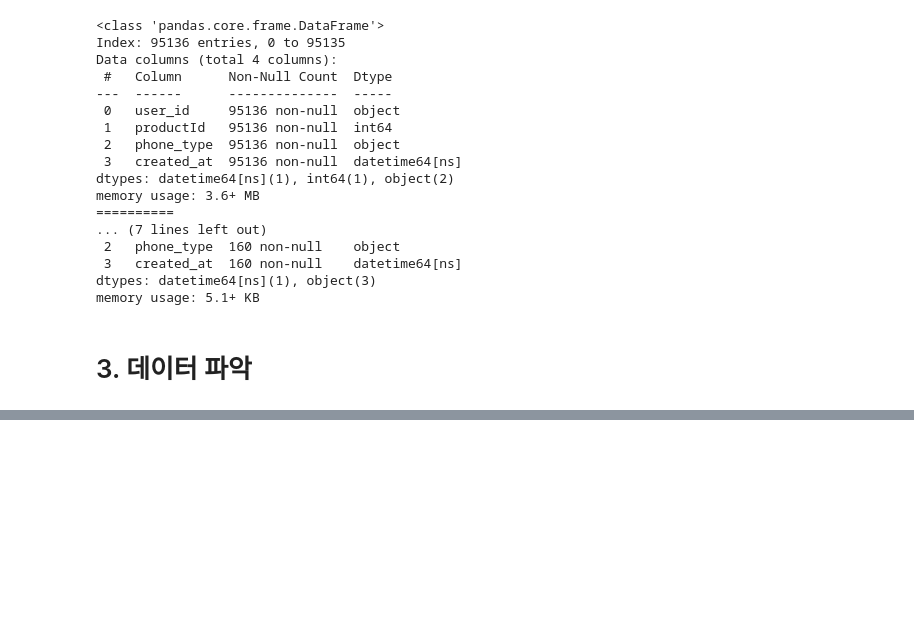
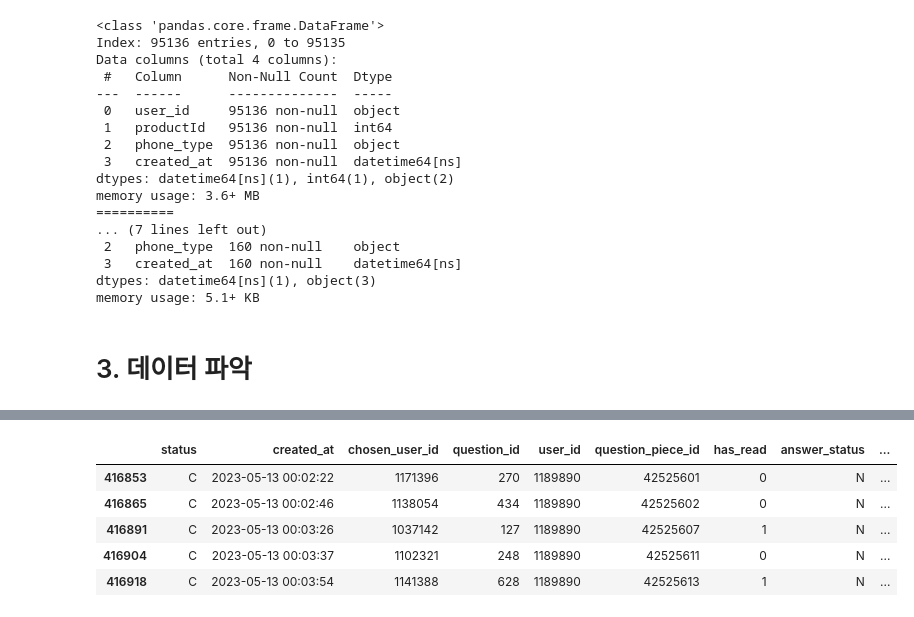
Before and after one commit to EtheriumArchive/Codeit_project, a Jupyter notebook: analysis_damyeon_v1.ipynb, the cells around one changed output, grey strips where cells are left out. Drawn from its saved outputs; the diff is of its cells as text; code cells hidden in the pictures; blank space fills up the shorter version.

```diff
--- a/analysis_damyeon_v1.ipynb
+++ b/analysis_damyeon_v1.ipynb
@@ -278,0 +401,4 @@ processed_user['user_id'].nunique()
+# %%
+# 유입(user table)의 유저 고유값 필터링
+acquisition_user_list = processed_user['user_id'].unique()
+processed_questionset = processed_questionset[processed_questionset['user_id'].isin(acquisition_user_list)]
@@ -278,0 +459,25 @@ processed_user['user_id'].nunique()
+# %%
+# 전처리
+processed_userquestion = raw_userquestion_record.copy()
+processed_userquestion['created_at'] = pd.to_datetime(processed_userquestion['created_at']).dt.floor('s')
+processed_userquestion['chosen_user_id'] = processed_userquestion['chosen_user_id'].astype(str)
+processed_userquestion['question_id'] = processed_userquestion['question_id'].astype(str)
+processed_userquestion['user_id'] = processed_userquestion['user_id'].astype(str)
+processed_userquestion['question_piece_id'] = processed_userquestion['question_piece_id'].astype(str)
+processed_userquestion.drop(columns='id', inplace=True) # 불필요한 컬럼 제거
+
+# 기간 설정
+userquestion_condition = processed_userquestion['created_at'].between('2023-05-13', '2024-05-07')
+processed_userquestion = processed_userquestion[userquestion_condition]
+# %%
+# 유입(user table)의 유저 고유값 필터링
+processed_userquestion = processed_userquestion[processed_userquestion['user_id'].isin(acquisition_user_list)]
+# %%
+processed_userquestion.head()
+# %% [output]
+|  | status | created_at | chosen_user_id | question_id | user_id | question_piece_id | has_read | answer_status | ... |
+| 416853 | C | 2023-05-13 00:02:22 | 1171396 | 270 | 1189890 | 42525601 | 0 | N | ... |
+| 416865 | C | 2023-05-13 00:02:46 | 1138054 | 434 | 1189890 | 42525602 | 0 | N | ... |
+| 416891 | C | 2023-05-13 00:03:26 | 1037142 | 127 | 1189890 | 42525607 | 1 | N | ... |
+| 416904 | C | 2023-05-13 00:03:37 | 1102321 | 248 | 1189890 | 42525611 | 0 | N | ... |
+| 416918 | C | 2023-05-13 00:03:54 | 1141388 | 628 | 1189890 | 42525613 | 1 | N | ... |
```
Also changed, not shown: parts of 47 cells of this notebook.
